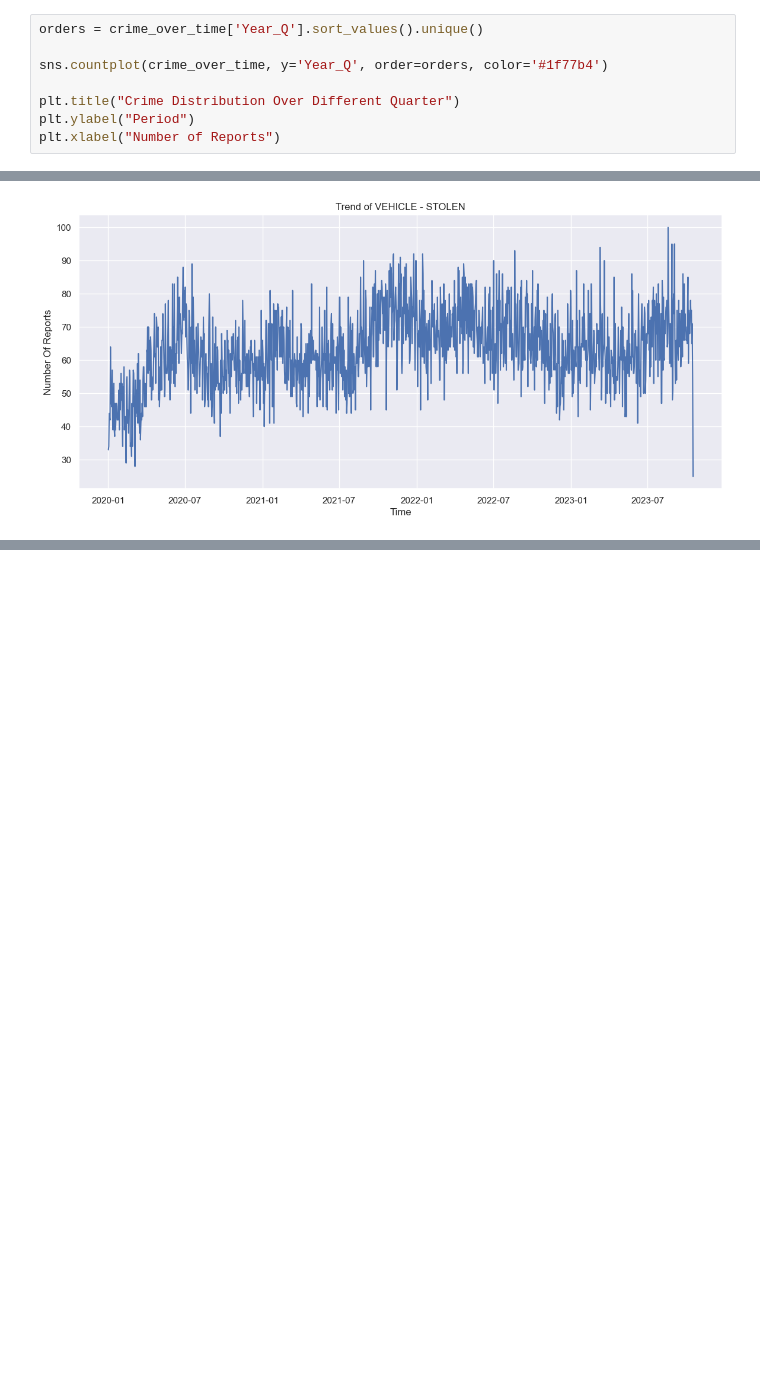
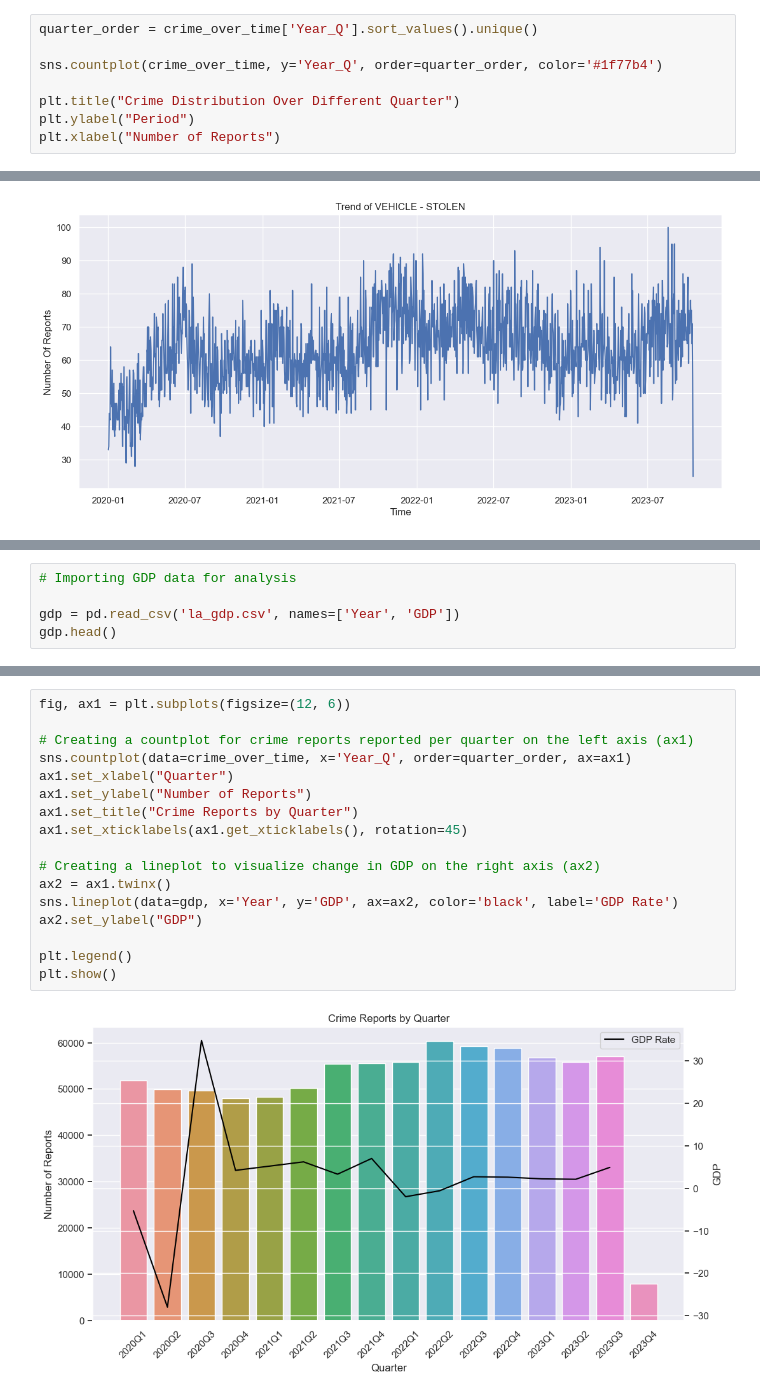
Before and after one commit to RishabhHM/Analyzing-Crime-In-LA, a Jupyter notebook: Crime_In_LA.ipynb, the cells around one changed output, grey strips where cells are left out. Saved outputs shown, nothing was run; the diff lists cells and outputs as text; blank space fills up the shorter version.

```diff
--- a/Crime_In_LA.ipynb
+++ b/Crime_In_LA.ipynb
@@ -353,9 +356,9 @@ plt.grid()
 # %% [output]
 [figure]
 # %%
-orders = crime_over_time['Year_Q'].sort_values().unique()
+quarter_order = crime_over_time['Year_Q'].sort_values().unique()
 
-sns.countplot(crime_over_time, y='Year_Q', order=orders, color='#1f77b4')
+sns.countplot(crime_over_time, y='Year_Q', order=quarter_order, color='#1f77b4')
 
 plt.title("Crime Distribution Over Different Quarter")
 plt.ylabel("Period")
@@ -571,0 +656,5 @@ Text(0, 0.5, 'Number Of Reports')
+# %%
+# Importing GDP data for analysis
+
+gdp = pd.read_csv('la_gdp.csv', names=['Year', 'GDP'])
+gdp.head()
@@ -571,0 +668,19 @@ Text(0, 0.5, 'Number Of Reports')
+# %%
+fig, ax1 = plt.subplots(figsize=(12, 6))
+
+# Creating a countplot for crime reports reported per quarter on the left axis (ax1)
+sns.countplot(data=crime_over_time, x='Year_Q', order=quarter_order, ax=ax1)
+ax1.set_xlabel("Quarter")
+ax1.set_ylabel("Number of Reports")
+ax1.set_title("Crime Reports by Quarter")
+ax1.set_xticklabels(ax1.get_xticklabels(), rotation=45)
+
+# Creating a lineplot to visualize change in GDP on the right axis (ax2)
+ax2 = ax1.twinx()
+sns.lineplot(data=gdp, x='Year', y='GDP', ax=ax2, color='black', label='GDP Rate')
+ax2.set_ylabel("GDP")
+
+plt.legend()
+plt.show()
+# %% [output]
+[figure, added]
```
Also changed, not shown: parts of 23 cells of this notebook, 1 other file.
